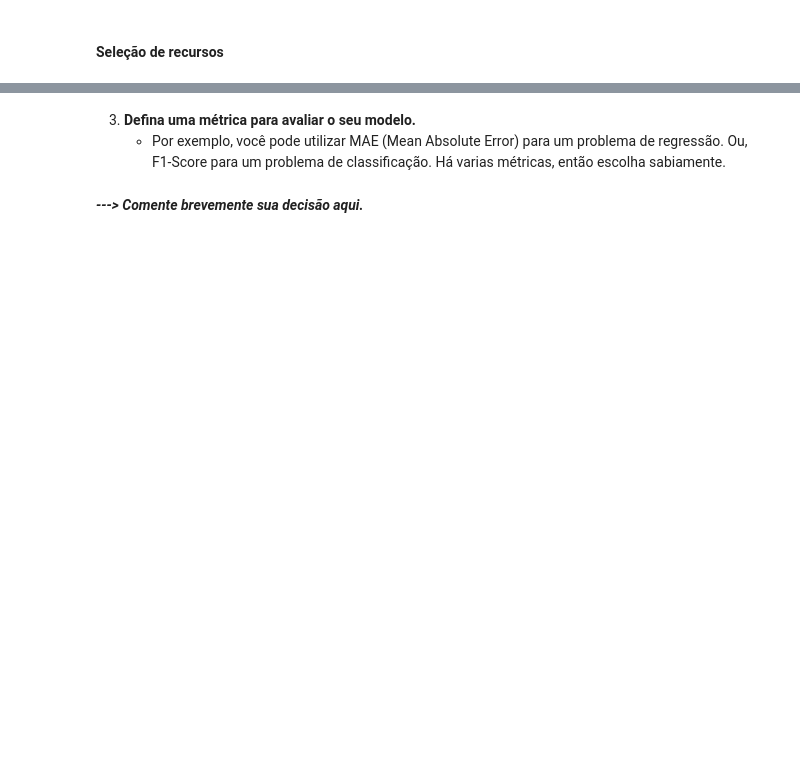
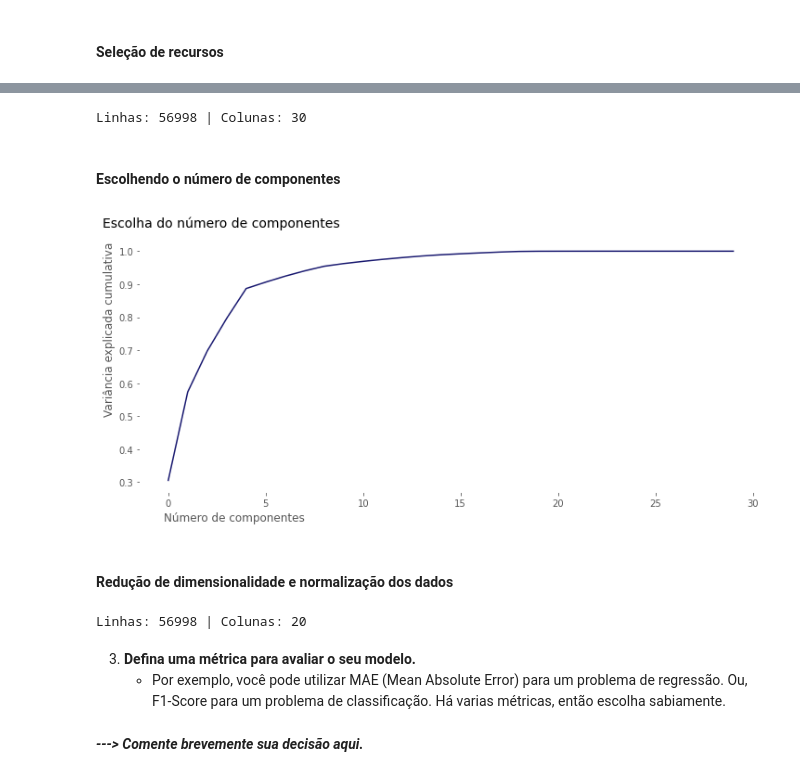
Before and after one commit to LilianeAquino/aed_projeto_3, a Jupyter notebook: template.ipynb, the cells around one changed output, grey strips where cells are left out. Drawn from its saved outputs; the diff is of its cells as text; code cells hidden in the pictures; blank space fills up the shorter version.

```diff
--- a/template.ipynb
+++ b/template.ipynb
@@ -1005,0 +1018,3 @@ Name: readmitted, dtype: int64
+# %%
+cols = ['age', 'medical_specialty', 'diag_1', 'diag_2', 'diag_3', 'readmitted']
+sample.drop(cols, axis=1, inplace=True)
@@ -1005,0 +1023,3 @@ Name: readmitted, dtype: int64
+# %%
+y = sample['is_readmitted']
+X = sample.drop(['is_readmitted'], axis=1)
@@ -1005,0 +1028,4 @@ Name: readmitted, dtype: int64
+# %%
+rfe = RFE(estimator=LinearRegression(), n_features_to_select=30).fit(X, y)
+idx = rfe.get_support(indices=True)
+X.columns[idx]
@@ -1006,3 +1043,30 @@ Name: readmitted, dtype: int64
+# %%
+X = X.iloc[:, idx]
+print(f'Linhas: {X.shape[0]} | Colunas: {X.shape[1]}')
+# %% [output]
+Linhas: 56998 | Colunas: 30
+# %% [markdown]
+#### Escolhendo o número de componentes
+# %%
+plt.rcParams['figure.figsize'] = [12, 5]
+
+pca = PCA().fit(X)
+plt.plot(np.cumsum(pca.explained_variance_ratio_), color='#191970')
+
+plt.title('Escolha do número de componentes', y=1.03, size=14, loc='left', x=-0.06)
+plt.ylabel('Variância explicada cumulativa', horizontalalignment='left', y=0.30)
+plt.xlabel('Número de componentes', horizontalalignment='right', x=0.265)
+plt.show()
+# %% [output]
+[figure, added]
+# %% [markdown]
+#### Redução de dimensionalidade e normalização dos dados
+# %%
+X = PCA(n_components=20).fit_transform(X)
+X = minmax_scale(X)
+print(f'Linhas: {X.shape[0]} | Colunas: {X.shape[1]}')
+# %% [output]
+Linhas: 56998 | Colunas: 20
 # %% [markdown]
 3. **Defina uma métrica para avaliar o seu modelo.**
     * Por exemplo, você pode utilizar MAE (Mean Absolute Error) para um problema de regressão. Ou, F1-Score para um problema de classificação. Há varias métricas, então escolha sabiamente.
```
Also changed, not shown: parts of 19 cells of this notebook.
